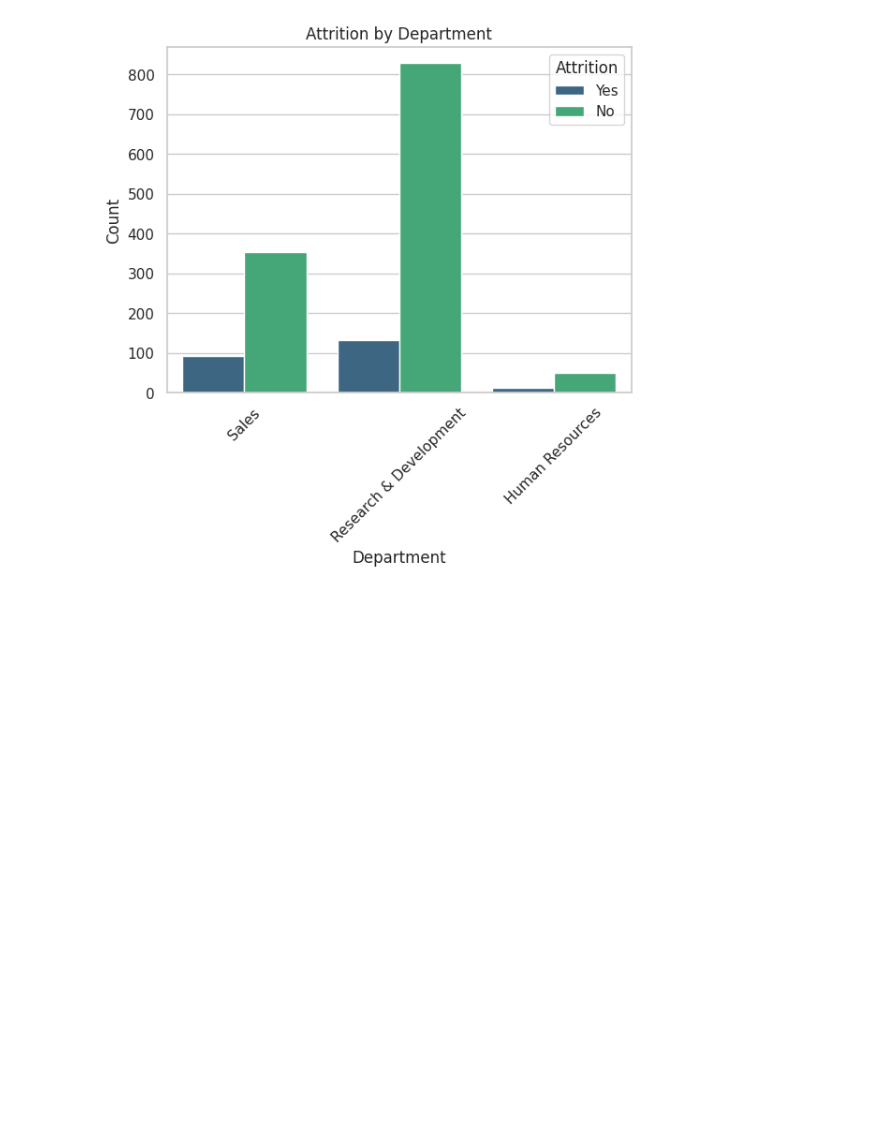
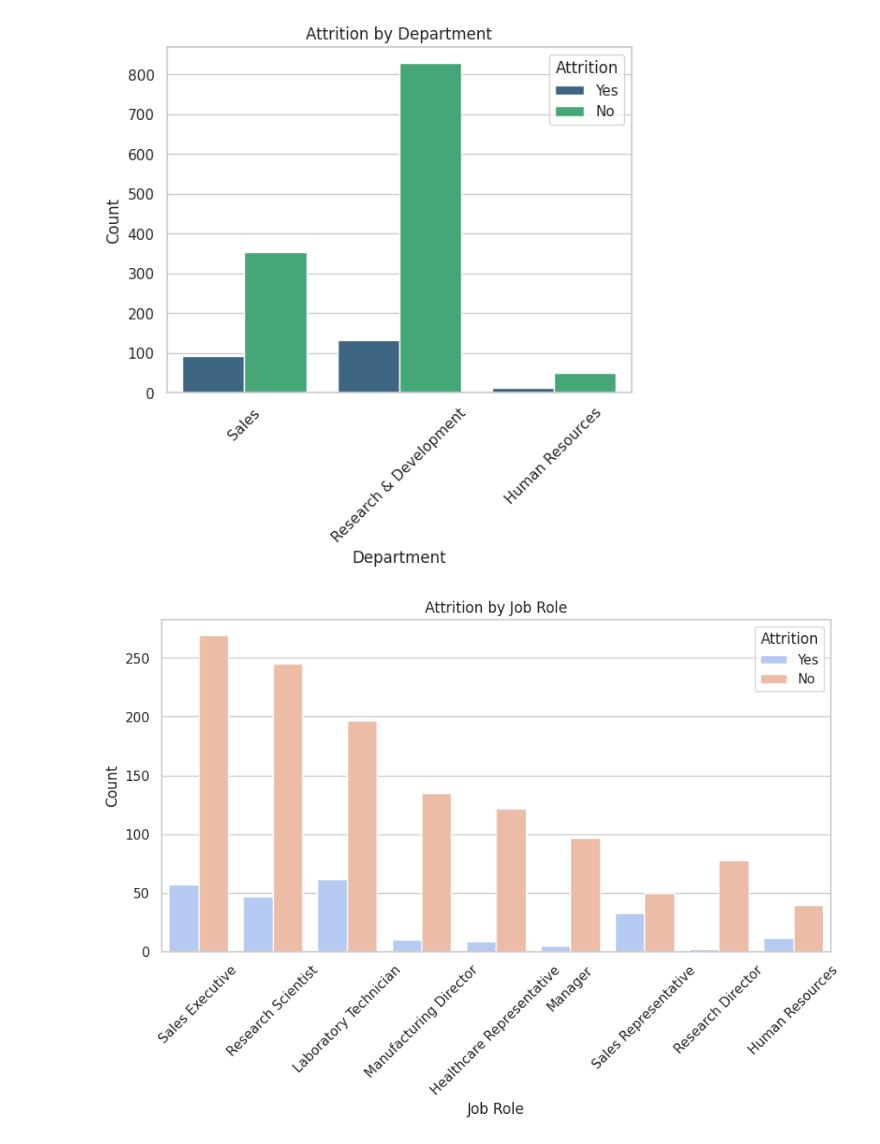
Before and after one commit to TomisinFalode/Projects, a Jupyter notebook: HR_Analytics.ipynb, the cells around one changed output. Cells and saved outputs as stored; diff of their text form; code cells hidden in the pictures; blank space fills up the shorter version.

```diff
--- a/HR_Analytics.ipynb
+++ b/HR_Analytics.ipynb
@@ -136,3 +136,13 @@ plt.ylabel('Count')
 plt.show()
 # %% [output]
 [figure]
+# %%
+plt.figure(figsize=(10,5))
+sns.countplot(data=df, x='JobRole', hue='Attrition', palette='coolwarm')
+plt.title('Attrition by Job Role')
+plt.xticks(rotation=45)
+plt.xlabel('Job Role')
+plt.ylabel('Count')
+plt.show()
+# %% [output]
+[figure, added]
```
Also changed, not shown: parts of 6 cells of this notebook.
